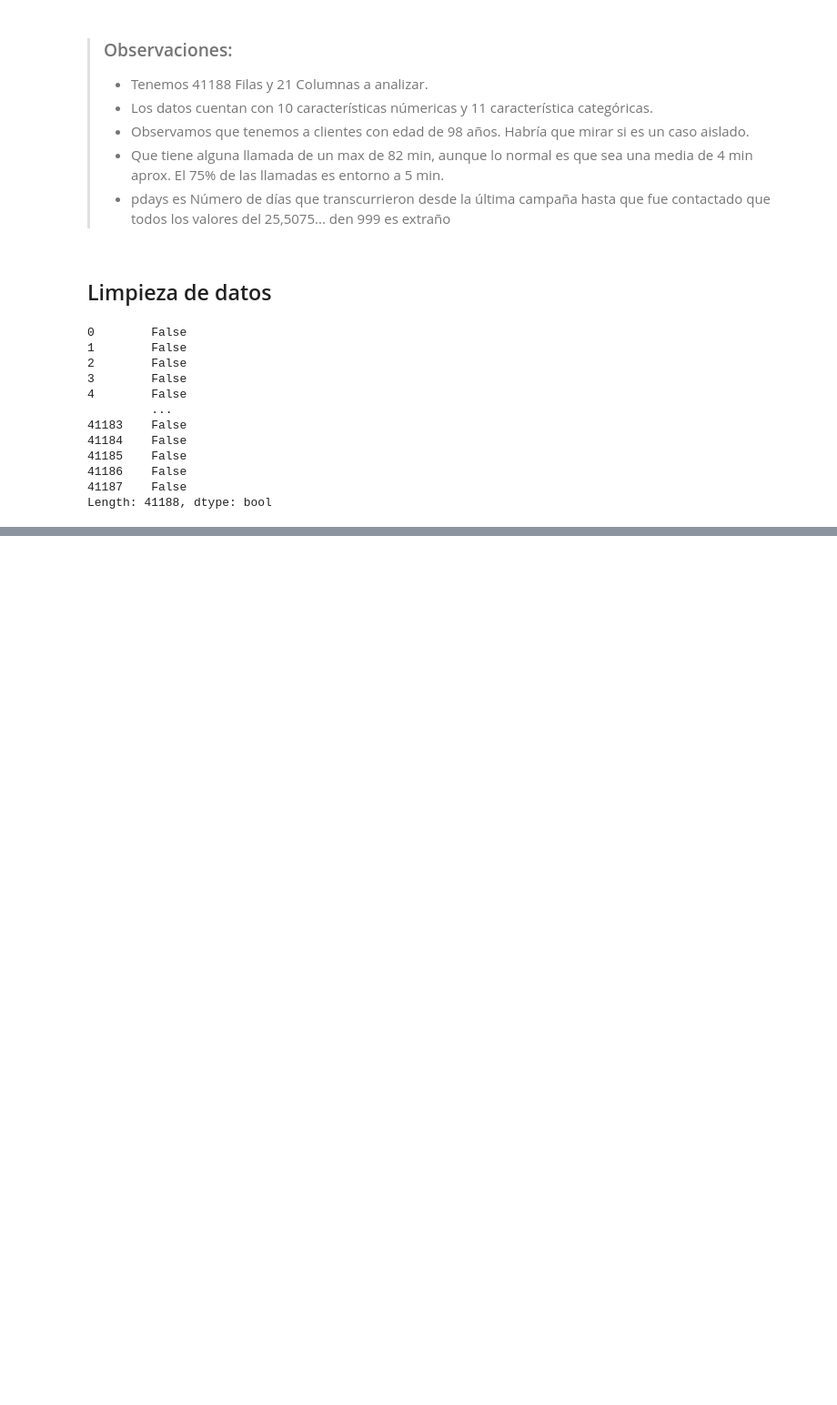
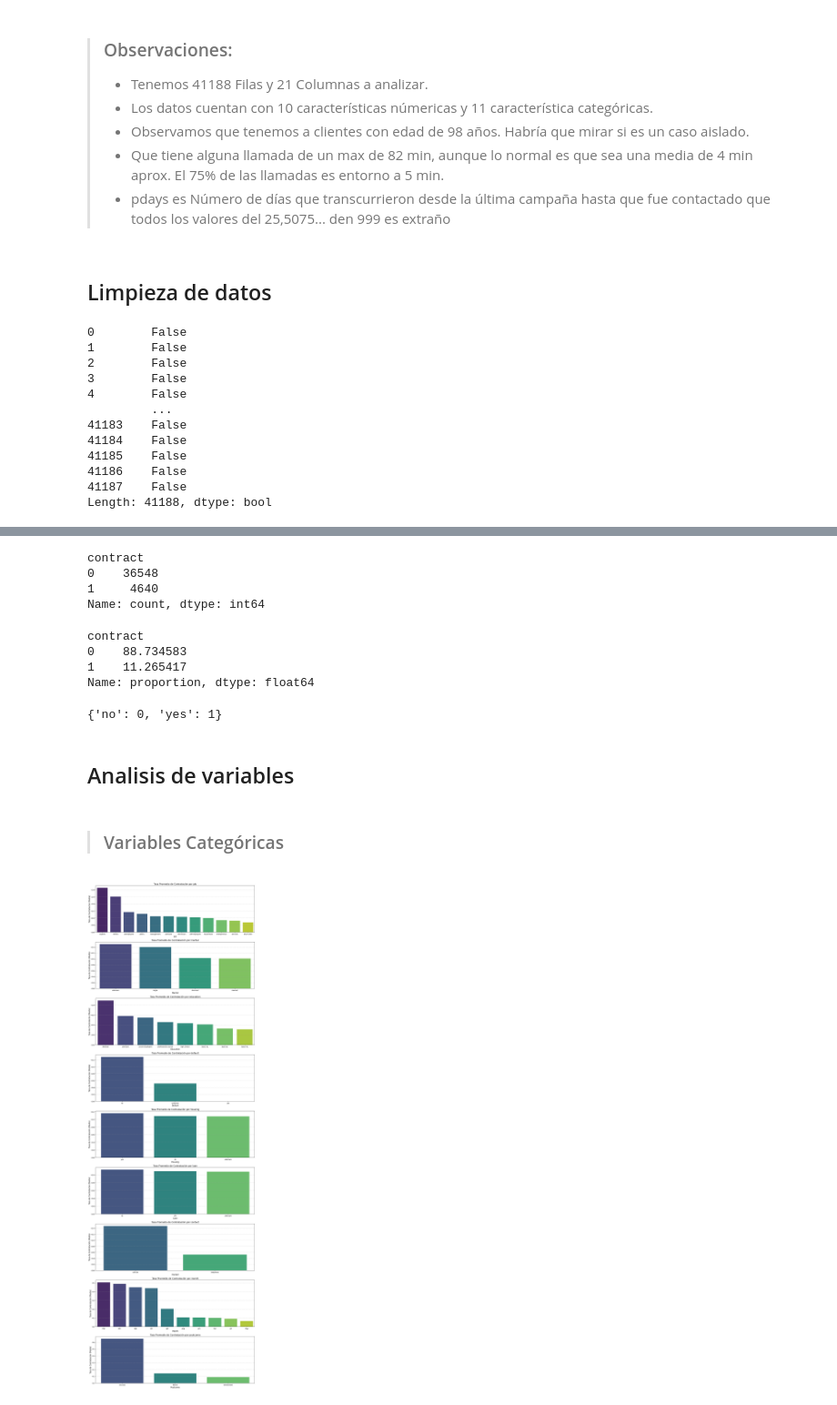
Before and after one commit to 4GeeksAcademy/sarayruiz---Machine-Learning, a Jupyter notebook: src/01-logistic-regression.ipynb, the cells around one changed output, grey strips where cells are left out. Shown at 91% size. Cells and saved outputs as stored; diff of their text form; code cells hidden in the pictures; blank space fills up the shorter version.

```diff
--- a/src/01-logistic-regression.ipynb
+++ b/src/01-logistic-regression.ipynb
@@ -179,0 +124,23 @@ np.int64(35563)
+# %%
+# Paso los que contrataron a datos numericos para que puedan ser luego analizados.
+
+df_inicio['contract'] = pd.factorize(df_inicio['y'])[0]
+df_inicio['contract'].value_counts()
+# %% [output]
+contract
+0    36548
+1     4640
+Name: count, dtype: int64
+# %%
+df_inicio['contract'].value_counts(normalize=True) * 100
+# %% [output]
+contract
+0    88.734583
+1    11.265417
+Name: proportion, dtype: float64
+# %%
+# Creamos un json donde ver que número se le ha dado a los que contrataron.
+contratarondepo = {row['y']: row['contract'] for _, row in df_inicio.iterrows()}
+contratarondepo
+# %% [output]
+{'no': 0, 'yes': 1}
@@ -179,0 +150,36 @@ np.int64(35563)
+# %% [markdown]
+## Analisis de variables
+# %% [markdown]
+> ### Variables Categóricas
+# %%
+#job. Tipo de trabajo (categórico)
+#marital. Estado civil (categórico)
+#education. Nivel de educación (categórico)
+#default. ¿Tiene crédito actualmente? (categórico)
+#housing. ¿Tiene un préstamo de vivienda? (categórico)
+#loan. ¿Tiene un préstamo personal? (categórico)
+#contact. Tipo de comunicación de contacto (categórico)
+#month. Último mes en el que se le ha contactado (categórico)
+#poutcome. Resultado de la campaña de marketing anterior (categórico)
+
+cat_colum = ['job', 'marital', 'education', 'default', 'housing', 'loan', 'contact', 'month','poutcome']
+
+fig, axes = plt.subplots(len(cat_colum), 1, figsize=(15, 5 * len(cat_colum)))
+
+for i, col in enumerate(cat_colum):
+    avg_subs = df_inicio.groupby(col)['contract'].mean().sort_values(ascending=False).reset_index()
+
+    sns.barplot(data=avg_subs, hue=col, x=col, y='contract',
+                ax=axes[i], legend=False,
+                palette='viridis')
+
+    axes[i].set_title(f'Tasa Promedio de Contratación por {col}', fontsize=14)
+    axes[i].set_ylabel('Tasa de Contratación (Media)', fontsize=12)
+    axes[i].set_xlabel(col.capitalize(), fontsize=12)
+    axes[i].grid(axis='y', linestyle='--', alpha=0.6)
+
+
+plt.tight_layout()
+plt.show()
+# %% [output]
+[figure, added]
```
Also changed, not shown: parts of 9 cells of this notebook, 2 other files.
